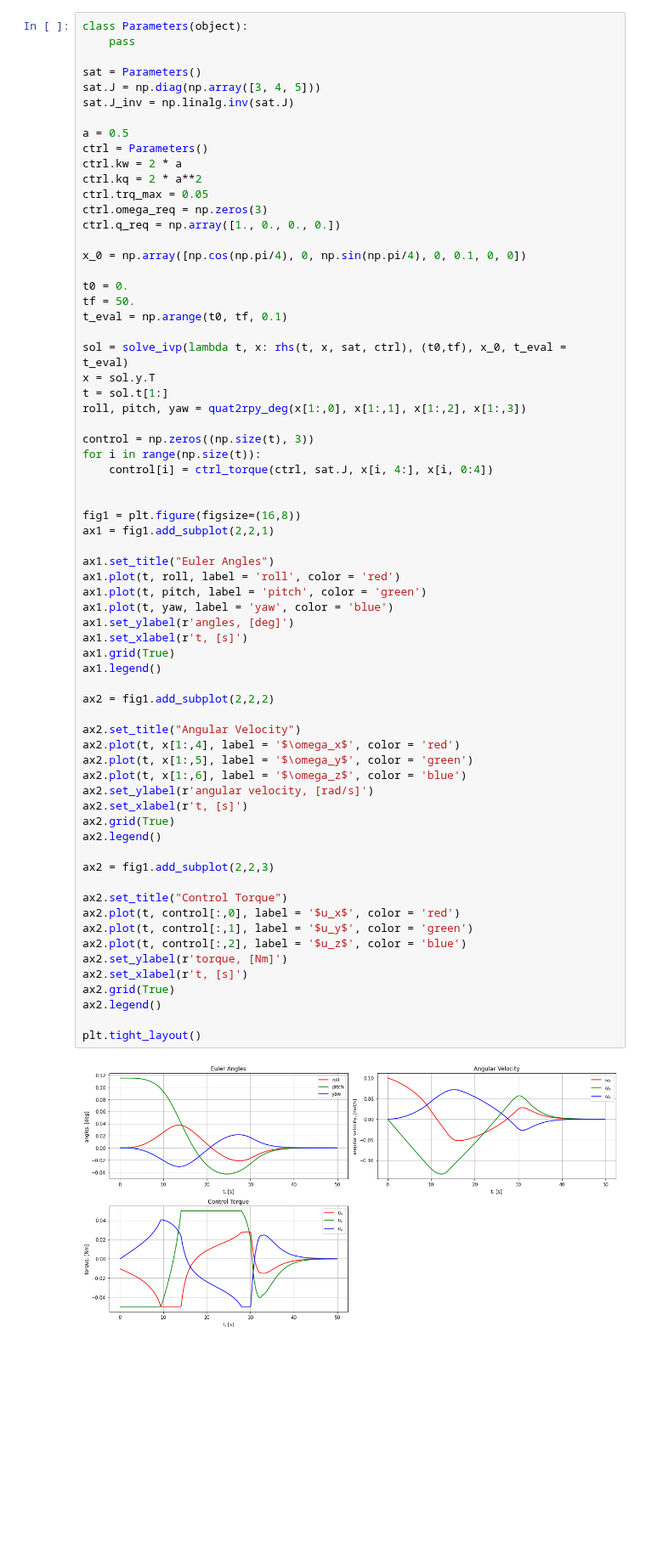
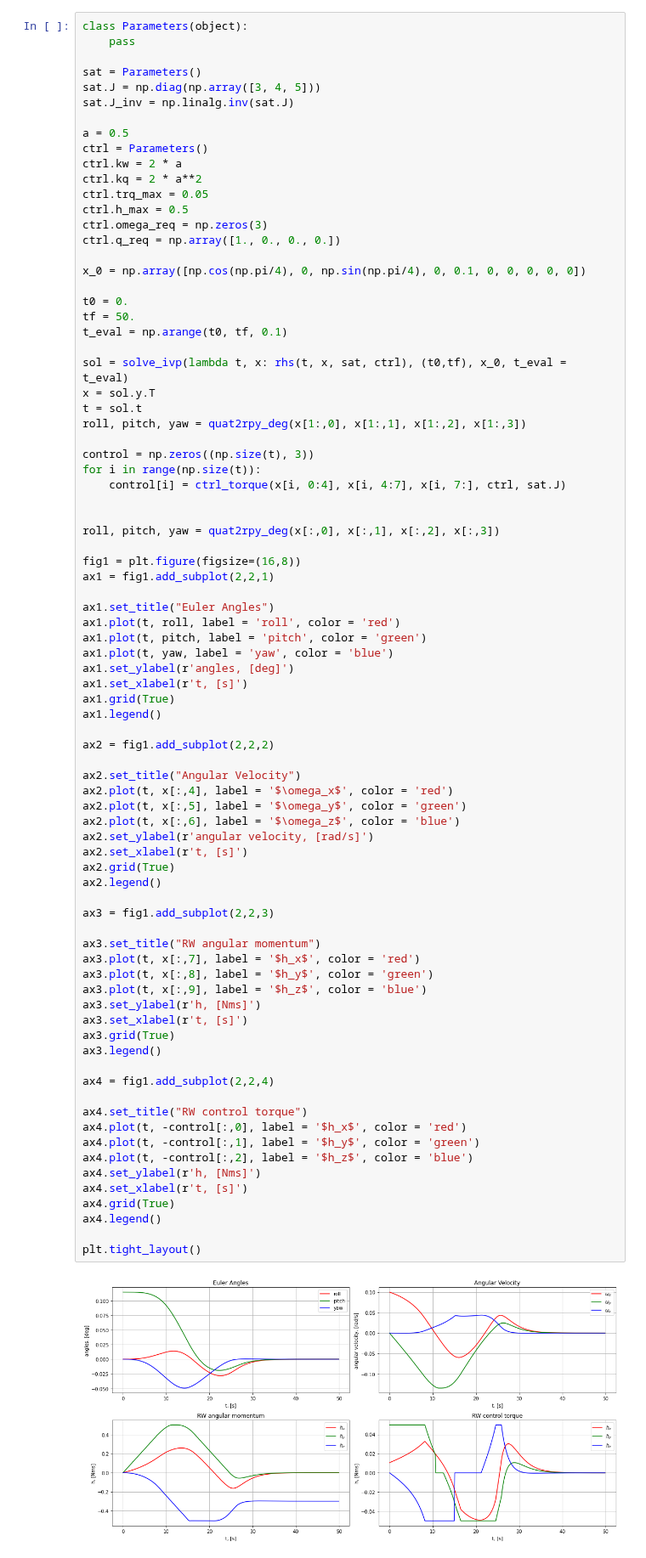
Before and after one commit to DPritykin/Control-Theory-Course, a Jupyter notebook: Term 2 Nonlinear Dynamics and Control/Lecture Jupyter Notebooks/Lecture 2 Lyapunov-based Control.ipynb, the cells around one changed output. Shown at 85% size. Drawn from its saved outputs; the diff is of its cells as text; blank space fills up the shorter version.

```diff
--- a/Term 2 Nonlinear Dynamics and Control/Lecture Jupyter Notebooks/Lecture 2 Lyapunov-based Control.ipynb
+++ b/Term 2 Nonlinear Dynamics and Control/Lecture Jupyter Notebooks/Lecture 2 Lyapunov-based Control.ipynb
@@ -329,10 +335,11 @@ ctrl = Parameters()
 ctrl.kw = 2 * a
 ctrl.kq = 2 * a**2
 ctrl.trq_max = 0.05
+ctrl.h_max = 0.5
 ctrl.omega_req = np.zeros(3)
 ctrl.q_req = np.array([1., 0., 0., 0.])
 
-x_0 = np.array([np.cos(np.pi/4), 0, np.sin(np.pi/4), 0, 0.1, 0, 0])
+x_0 = np.array([np.cos(np.pi/4), 0, np.sin(np.pi/4), 0, 0.1, 0, 0, 0, 0, 0])
 
 t0 = 0.
 tf = 50.
@@ -340,51 +347,64 @@ t_eval = np.arange(t0, tf, 0.1)
 
 sol = solve_ivp(lambda t, x: rhs(t, x, sat, ctrl), (t0,tf), x_0, t_eval = t_eval)
 x = sol.y.T
-t = sol.t[1:]
+t = sol.t
 roll, pitch, yaw = quat2rpy_deg(x[1:,0], x[1:,1], x[1:,2], x[1:,3])
 
 control = np.zeros((np.size(t), 3))
 for i in range(np.size(t)):
-    control[i] = ctrl_torque(ctrl, sat.J, x[i, 4:], x[i, 0:4])
+    control[i] = ctrl_torque(x[i, 0:4], x[i, 4:7], x[i, 7:], ctrl, sat.J)
 
+
+roll, pitch, yaw = quat2rpy_deg(x[:,0], x[:,1], x[:,2], x[:,3])
 
 fig1 = plt.figure(figsize=(16,8))
 ax1 = fig1.add_subplot(2,2,1)
 
 ax1.set_title("Euler Angles")
 ax1.plot(t, roll, label = 'roll', color = 'red')
 ax1.plot(t, pitch, label = 'pitch', color = 'green')
 ax1.plot(t, yaw, label = 'yaw', color = 'blue')
 ax1.set_ylabel(r'angles, [deg]')
 ax1.set_xlabel(r't, [s]')
 ax1.grid(True)
 ax1.legend()
 
 ax2 = fig1.add_subplot(2,2,2)
 
 ax2.set_title("Angular Velocity")
-ax2.plot(t, x[1:,4], label = '$\omega_x$', color = 'red')
-ax2.plot(t, x[1:,5], label = '$\omega_y$', color = 'green')
-ax2.plot(t, x[1:,6], label = '$\omega_z$', color = 'blue')
+ax2.plot(t, x[:,4], label = '$\omega_x$', color = 'red')
+ax2.plot(t, x[:,5], label = '$\omega_y$', color = 'green')
+ax2.plot(t, x[:,6], label = '$\omega_z$', color = 'blue')
 ax2.set_ylabel(r'angular velocity, [rad/s]')
 ax2.set_xlabel(r't, [s]')
 ax2.grid(True)
 ax2.legend()
 
-ax2 = fig1.add_subplot(2,2,3)
+ax3 = fig1.add_subplot(2,2,3)
 
-ax2.set_title("Control Torque")
-ax2.plot(t, control[:,0], label = '$u_x$', color = 'red')
-ax2.plot(t, control[:,1], label = '$u_y$', color = 'green')
-ax2.plot(t, control[:,2], label = '$u_z$', color = 'blue')
-ax2.set_ylabel(r'torque, [Nm]')
-ax2.set_xlabel(r't, [s]')
-ax2.grid(True)
-ax2.legend()
+ax3.set_title("RW angular momentum")
+ax3.plot(t, x[:,7], label = '$h_x$', color = 'red')
+ax3.plot(t, x[:,8], label = '$h_y$', color = 'green')
+ax3.plot(t, x[:,9], label = '$h_z$', color = 'blue')
+ax3.set_ylabel(r'h, [Nms]')
+ax3.set_xlabel(r't, [s]')
+ax3.grid(True)
+ax3.legend()
+
+ax4 = fig1.add_subplot(2,2,4)
+
+ax4.set_title("RW control torque")
+ax4.plot(t, -control[:,0], label = '$h_x$', color = 'red')
+ax4.plot(t, -control[:,1], label = '$h_y$', color = 'green')
+ax4.plot(t, -control[:,2], label = '$h_z$', color = 'blue')
+ax4.set_ylabel(r'h, [Nms]')
+ax4.set_xlabel(r't, [s]')
+ax4.grid(True)
+ax4.legend()
 
 plt.tight_layout()
 # %% [output]
-[figure, old version]
+[figure, new version]
 # %% [markdown]
 # Возможные задачи:
 
```
Also changed, not shown: parts of 2 cells of this notebook, 1 other file.
